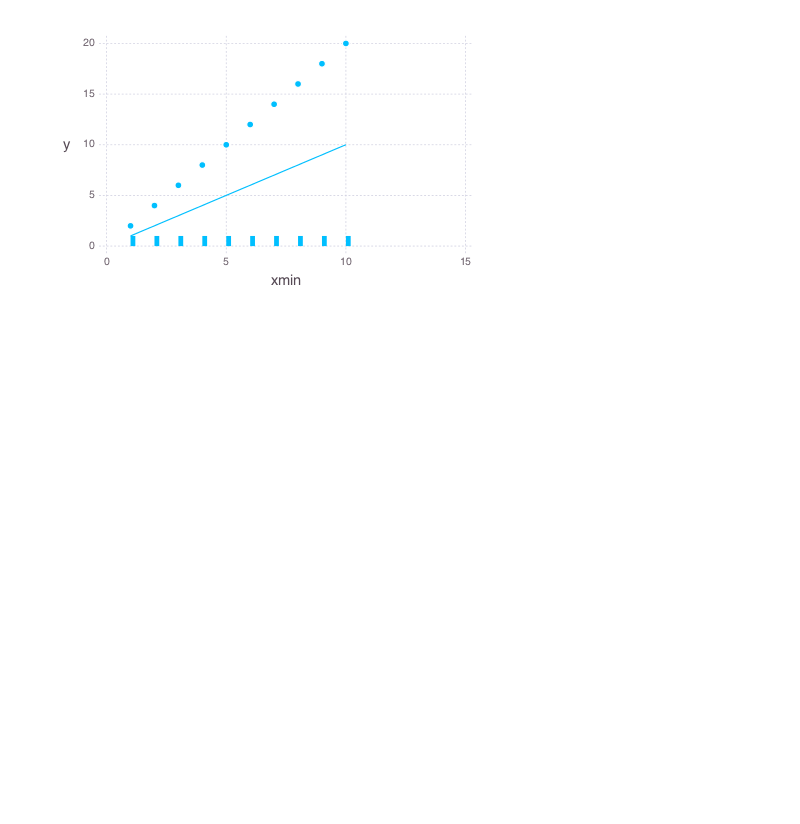
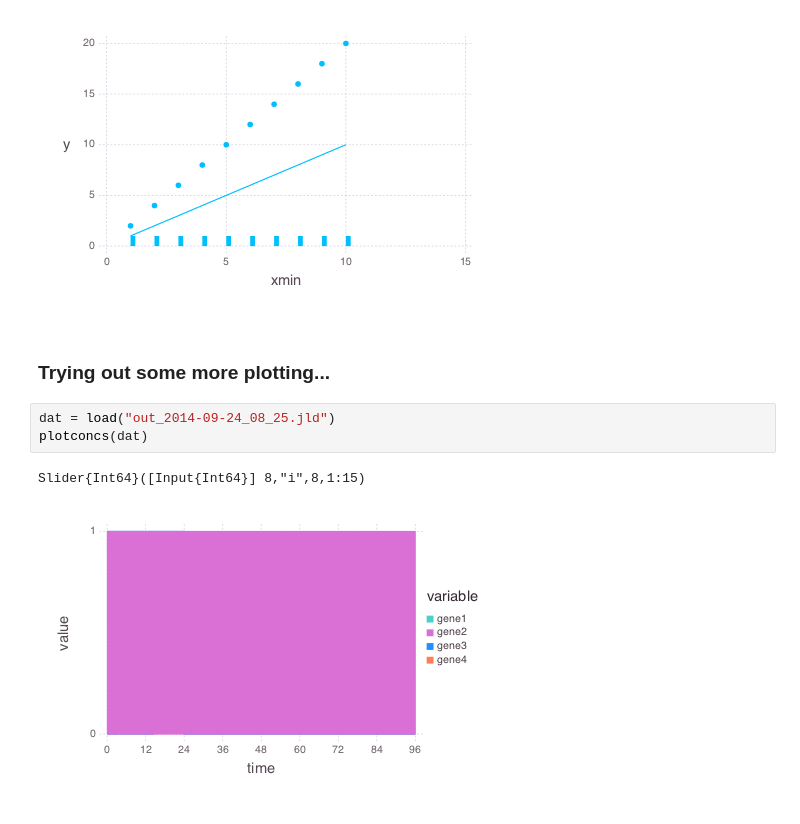
Before and after one commit to Treblesteph/network_evo, a Jupyter notebook: Lab Book.ipynb, the cells around one changed output. Cells and saved outputs as stored; diff of their text form; blank space fills up the shorter version.

```diff
--- a/Lab Book.ipynb
+++ b/Lab Book.ipynb
@@ -147,3 +225,11 @@ layer(x = xvals, y = 2 * xvals, Geom.point),
      xmin = xvals, xmax = xvals + 0.2, y = ones(10), Geom.bar)
 # %% [output]
 [figure]
+# %% [markdown]
+### Trying out some more plotting...
+# %%
+dat = load("out_2014-09-24_08_25.jld")
+plotconcs(dat)
+# %% [output]
+Slider{Int64}([Input{Int64}] 8,"i",8,1:15)
+[figure, added]
```
Also changed, not shown: parts of 16 cells of this notebook.
